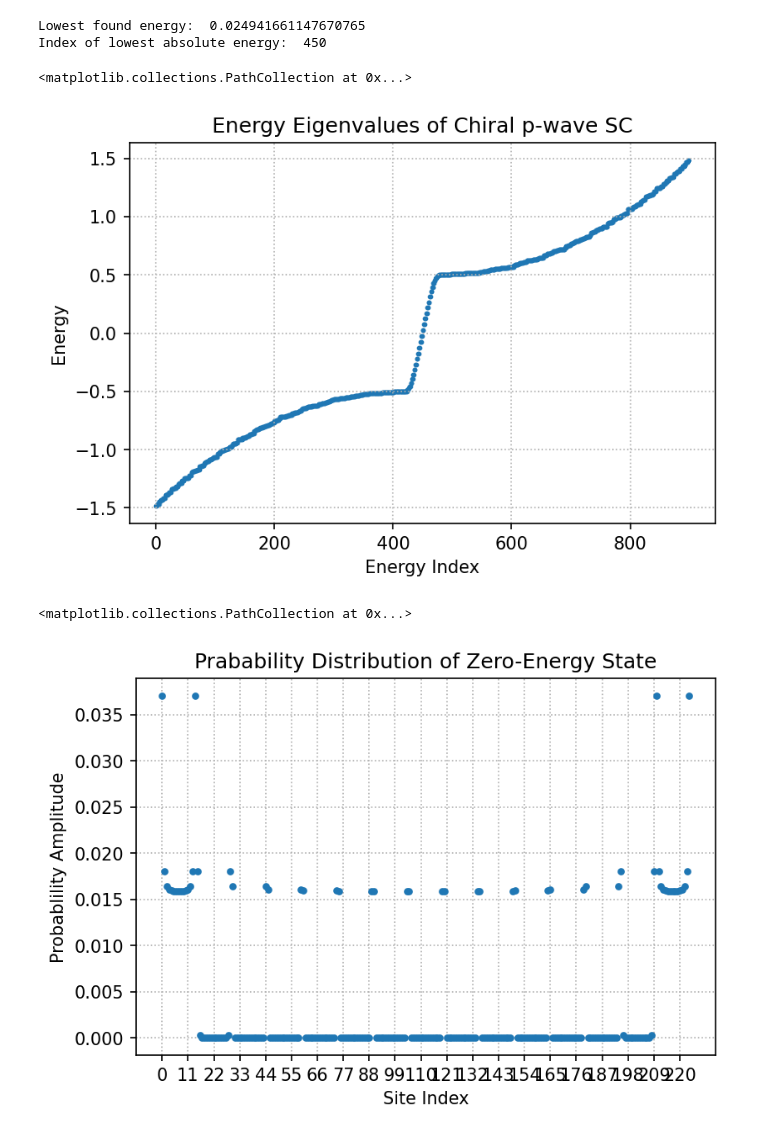
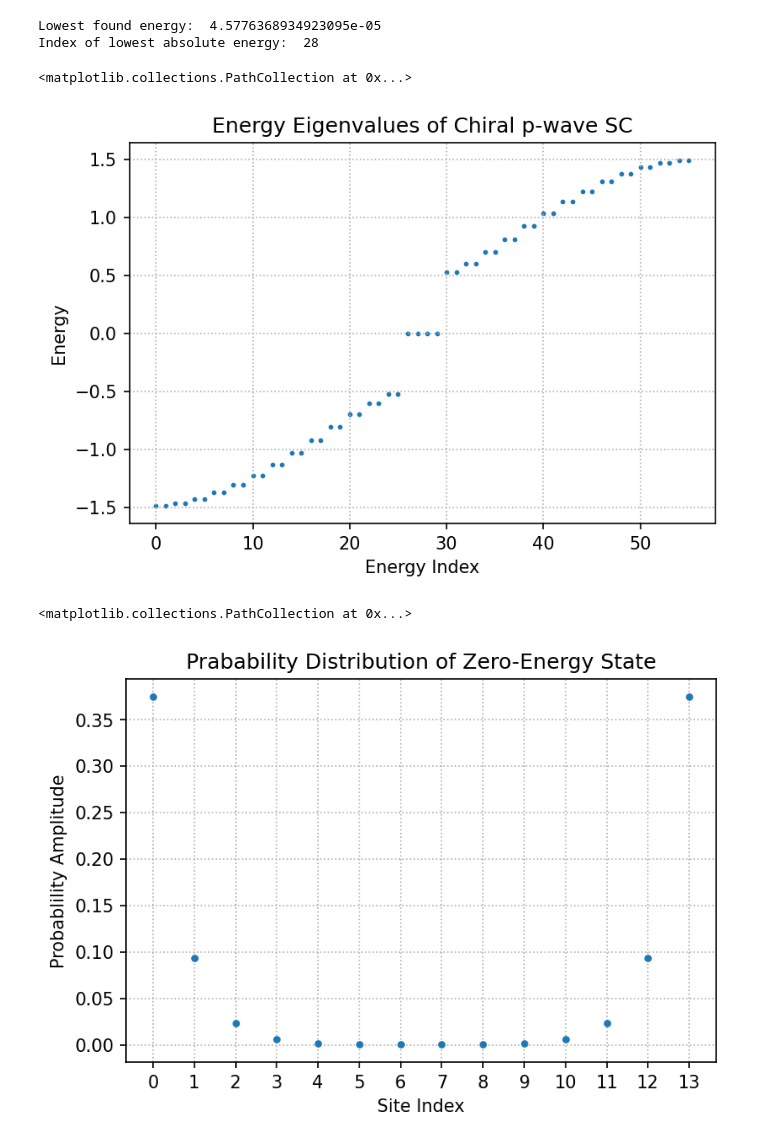
Before and after one commit to isschoch/chiral-p-wave-on-buckyball-geometry, a Jupyter notebook: direct_lattice_sc.ipynb, the cells around one changed output. Saved outputs shown, nothing was run; the diff lists cells and outputs as text; code cells hidden in the pictures.

```diff
--- a/direct_lattice_sc.ipynb
+++ b/direct_lattice_sc.ipynb
@@ -8,8 +8,8 @@ import matplotlib.pyplot as plt
 plt.rcParams["figure.dpi"] = 150
 plt.rcParams["savefig.dpi"] = 150
 # %%
-N = 15
-lattice = SquareLattice(N, "open")
+N = 14
+lattice = ChainLattice(N, "open")
 
 lattice.plot(True, c="r")
 num_sites = lattice.get_num_sites()
@@ -22,27 +22,28 @@ reciprocal_lattice_sites = lattice.get_reciprocal_sites()
 # %%
-mu = 0.5
-delta = complex(0.5, 0.0)
+t = 1.0
+mu = 0.5 * t
+delta = complex(1.0, 0.0)
 dim_H_BdG = 4
 
-Ham_constructor = HamiltonianConstructor(mu, 0.5, 0.5, delta)
+Ham_constructor = HamiltonianConstructor(mu, t, t, delta)
 
 energies, states = scipy.linalg.eigh(
     Ham_constructor.construct_direct_lattice_hamiltonian(lattice)
 )
 print("Lowest found energy: ", np.min(np.abs(energies)))
 gs_idx = np.argmin(np.abs(energies))
 print("Index of lowest absolute energy: ", gs_idx)
 
 plt.xlabel("Energy Index")
 plt.ylabel("Energy")
 plt.grid(linestyle=":")
 plt.title("Energy Eigenvalues of Chiral p-wave SC")
 plt.scatter(range(len(energies)), energies, s=3)
 # %% [output]
-Lowest found energy:  0.024941661147670765
-Index of lowest absolute energy:  450
+Lowest found energy:  4.5776368934923095e-05
+Index of lowest absolute energy:  28
 <matplotlib.collections.PathCollection at 0x...>
-[figure, old version]
+[figure, new version]
 # %%
 gs_wave_function = states[:, gs_idx]
 gs_probabilities_nambu = np.square(np.abs(gs_wave_function))
@@ -63,7 +64,7 @@ plt.grid(linestyle=":", zorder=-10)
 plt.scatter(range(num_sites), gs_probabilities, s=10, zorder=10)
 # %% [output]
 <matplotlib.collections.PathCollection at 0x...>
-[figure, old version]
+[figure, new version]
 # %%
 x_values = [k[0] for k in lattice_sites]
 y_values = [k[1] for k in lattice_sites]
```
Also changed, not shown: parts of 2 cells of this notebook, 7 other files.
